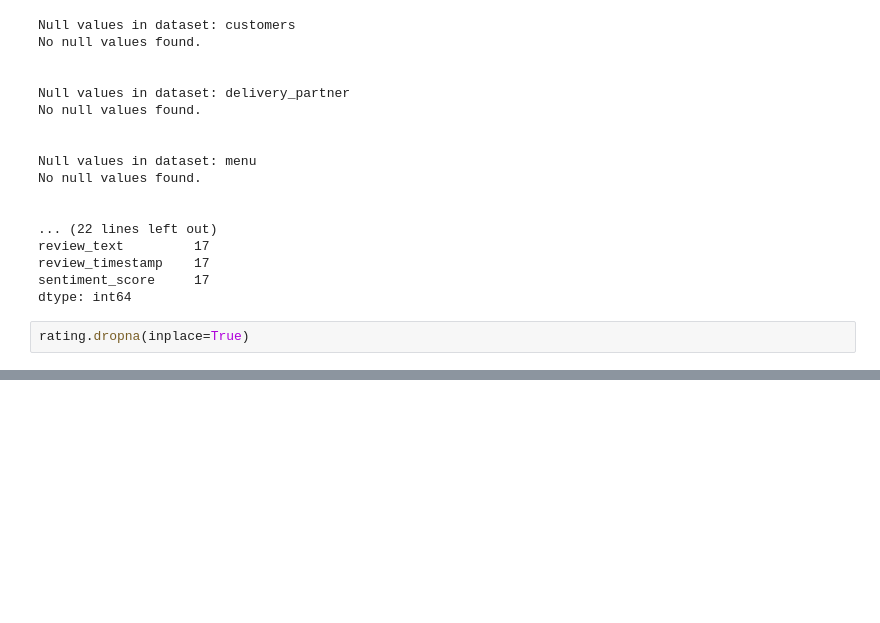
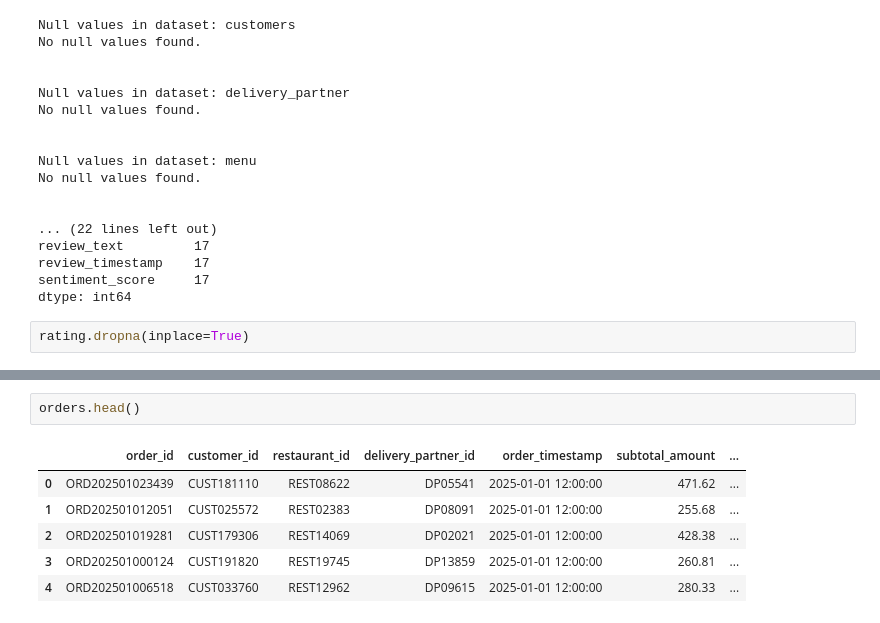
Before and after one commit to gauravvxv/QuickBite-Express-Crisis-Recovery, a Jupyter notebook: Notebook/QuickBite.ipynb, the cells around one changed output, grey strips where cells are left out. Saved outputs shown, nothing was run; the diff lists cells and outputs as text; blank space fills up the shorter version.

```diff
--- a/Notebook/QuickBite.ipynb
+++ b/Notebook/QuickBite.ipynb
@@ -114,0 +112,9 @@ dtype: int64
+# %%
+orders.head()
+# %% [output]
+|  | order_id | customer_id | restaurant_id | delivery_partner_id | order_timestamp | subtotal_amount | ... |
+| 0 | ORD202501023439 | CUST181110 | REST08622 | DP05541 | 2025-01-01 12:00:00 | 471.62 | ... |
+| 1 | ORD202501012051 | CUST025572 | REST02383 | DP08091 | 2025-01-01 12:00:00 | 255.68 | ... |
+| 2 | ORD202501019281 | CUST179306 | REST14069 | DP02021 | 2025-01-01 12:00:00 | 428.38 | ... |
+| 3 | ORD202501000124 | CUST191820 | REST19745 | DP13859 | 2025-01-01 12:00:00 | 260.81 | ... |
+| 4 | ORD202501006518 | CUST033760 | REST12962 | DP09615 | 2025-01-01 12:00:00 | 280.33 | ... |
```
Also changed, not shown: parts of 8 cells of this notebook.
